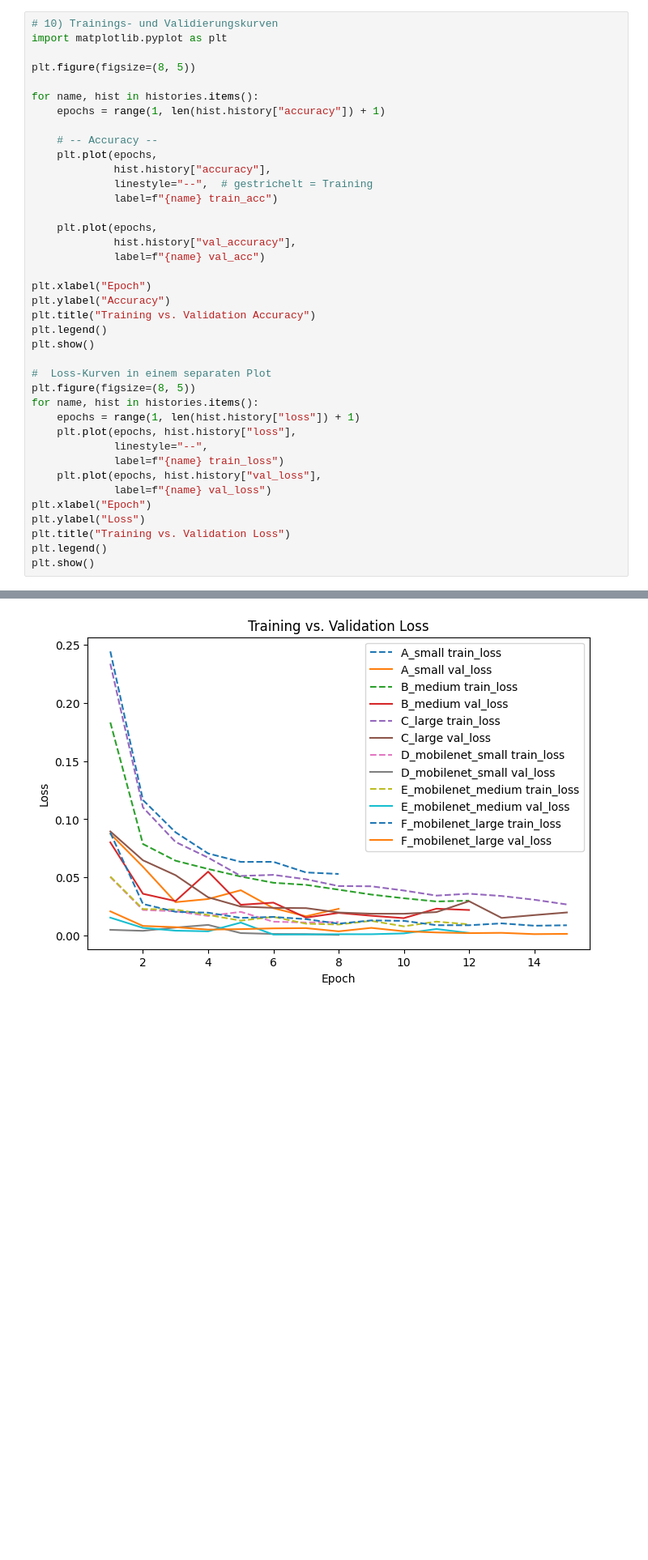
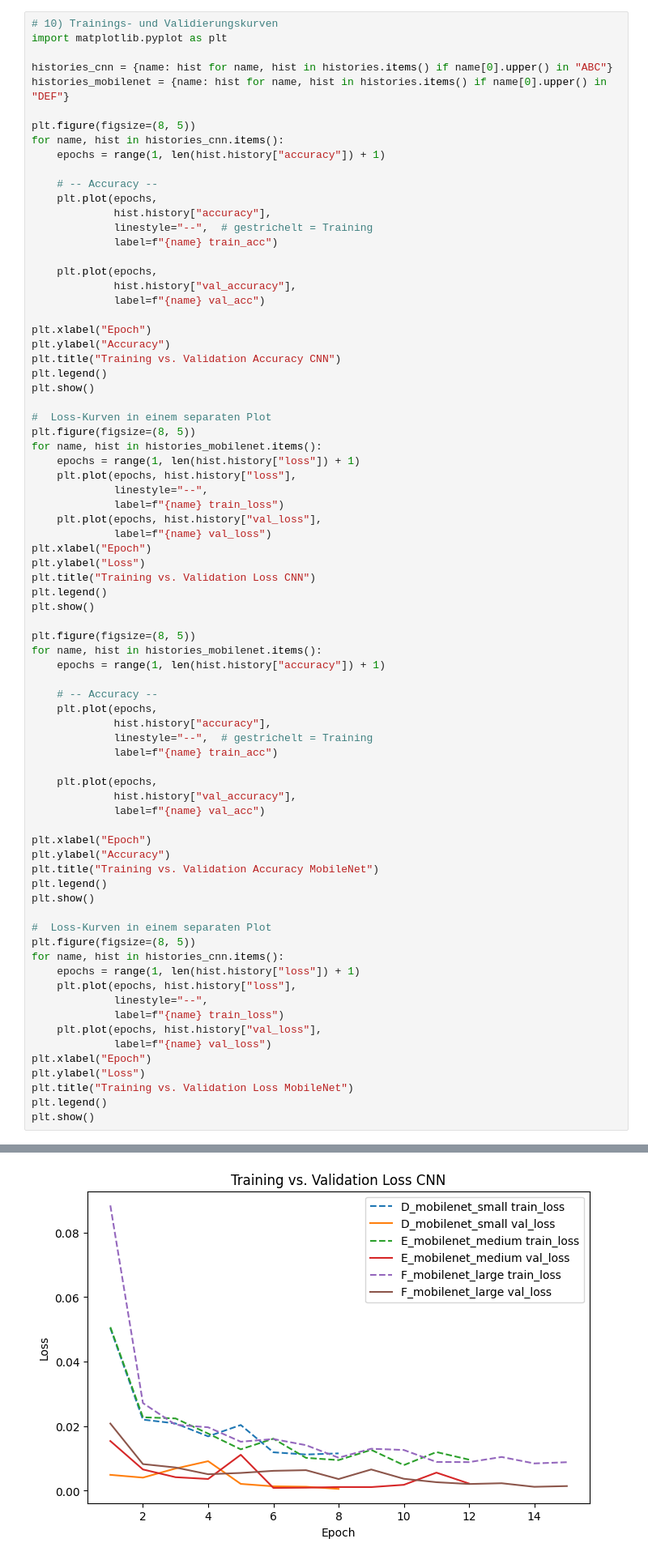
Before and after one commit to Mu2menM/Face-Mask-Detection-, a Jupyter notebook: notebooks/01_data_overview.ipynb, the cells around one changed output, grey strips where cells are left out. Shown: that part at 81% size. Drawn from its saved outputs; the diff is of its cells as text; blank space fills up the shorter version.

Commit message:
improve graphs

```diff
--- a/notebooks/01_data_overview.ipynb
+++ b/notebooks/01_data_overview.ipynb
@@ -464,9 +464,11 @@ This code visualizes model performance over epochs using accuracy and loss curve
 # 10) Trainings- und Validierungskurven
 import matplotlib.pyplot as plt
 
+histories_cnn = {name: hist for name, hist in histories.items() if name[0].upper() in "ABC"}
+histories_mobilenet = {name: hist for name, hist in histories.items() if name[0].upper() in "DEF"}
+
 plt.figure(figsize=(8, 5))
-
-for name, hist in histories.items():
+for name, hist in histories_cnn.items():
     epochs = range(1, len(hist.history["accuracy"]) + 1)
 
     # -- Accuracy --
@@ -481,13 +483,13 @@ for name, hist in histories.items():
 
 plt.xlabel("Epoch")
 plt.ylabel("Accuracy")
-plt.title("Training vs. Validation Accuracy")
+plt.title("Training vs. Validation Accuracy CNN")
 plt.legend()
 plt.show()
 
 #  Loss-Kurven in einem separaten Plot
 plt.figure(figsize=(8, 5))
-for name, hist in histories.items():
+for name, hist in histories_mobilenet.items():
     epochs = range(1, len(hist.history["loss"]) + 1)
     plt.plot(epochs, hist.history["loss"],
              linestyle="--",
@@ -496,7 +498,42 @@ for name, hist in histories.items():
              label=f"{name} val_loss")
 plt.xlabel("Epoch")
 plt.ylabel("Loss")
-plt.title("Training vs. Validation Loss")
+plt.title("Training vs. Validation Loss CNN")
 plt.legend()
 plt.show()
+
+plt.figure(figsize=(8, 5))
+for name, hist in histories_mobilenet.items():
+    epochs = range(1, len(hist.history["accuracy"]) + 1)
+
+    # -- Accuracy --
+    plt.plot(epochs,
+             hist.history["accuracy"],
+             linestyle="--",  # gestrichelt = Training
+             label=f"{name} train_acc")
+
+    plt.plot(epochs,
+             hist.history["val_accuracy"],
+             label=f"{name} val_acc")
+
+plt.xlabel("Epoch")
+plt.ylabel("Accuracy")
+plt.title("Training vs. Validation Accuracy MobileNet")
+plt.legend()
+plt.show()
+
+#  Loss-Kurven in einem separaten Plot
+plt.figure(figsize=(8, 5))
+for name, hist in histories_cnn.items():
+    epochs = range(1, len(hist.history["loss"]) + 1)
+    plt.plot(epochs, hist.history["loss"],
+             linestyle="--",
+             label=f"{name} train_loss")
+    plt.plot(epochs, hist.history["val_loss"],
+             label=f"{name} val_loss")
+plt.xlabel("Epoch")
+plt.ylabel("Loss")
+plt.title("Training vs. Validation Loss MobileNet")
+plt.legend()
+plt.show()
 # %% [output]
@@ -504 +541 @@ plt.show()
-[figure, old version]
+[figure, new version]
```
Also changed, not shown: parts of 1 cell of this notebook.
